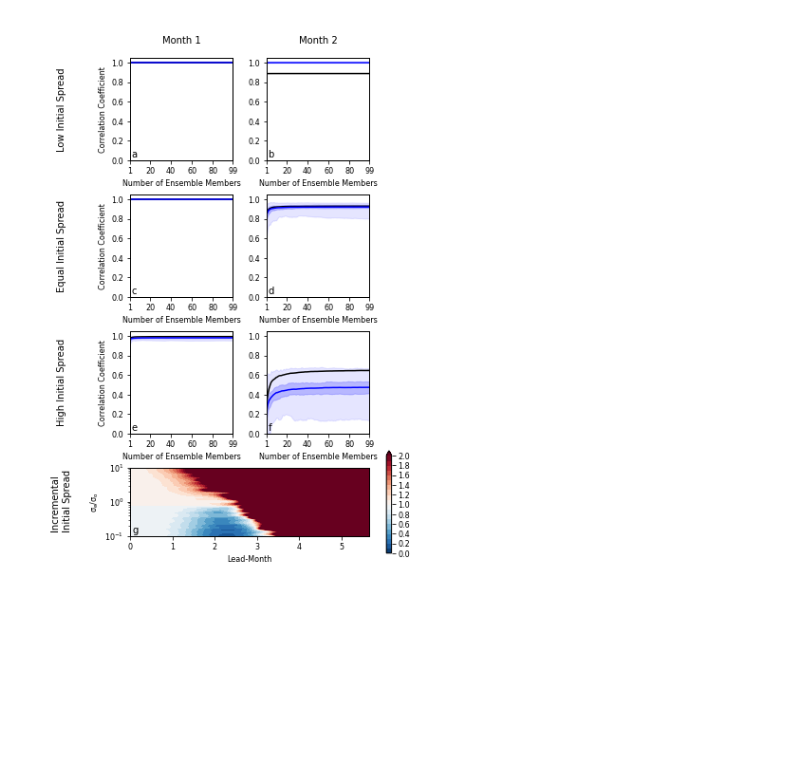
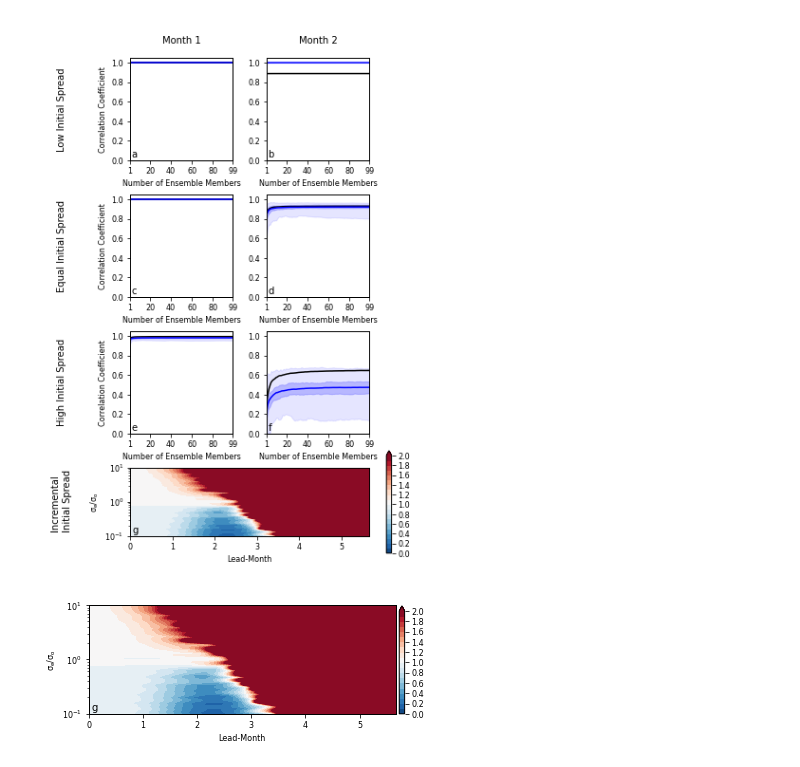
Before and after one commit to BjoernMayer92/Signal-to-Noise-Paradox-in-the-Lorenz-Model, a Jupyter notebook: src/scripts/Plotting.ipynb, the cells around one changed output. Cells and saved outputs as stored; diff of their text form; code cells hidden in the pictures; blank space fills up the shorter version.

Commit message:
Changed Plotting of Figure 4

```diff
--- a/src/scripts/Plotting.ipynb
+++ b/src/scripts/Plotting.ipynb
@@ -677,3 +697,42 @@ ax_incremental.text(0.01, 0.01,'g', fontsize=10,horizontalalignment='left', vert
 plt.savefig(os.path.join(path_plots,"Figure4.jpg"),dpi=1000)
 # %% [output]
 [figure]
+# %%
+
+w=5.5
+h=2
+fig, ax_incremental = plt.subplots(1,1,figsize=(w,h))
+
+ax_incremental.set_yscale("log")
+
+levels = [0,0.1,0.2,0.3,0.4,0.5,0.6,0.7,0.8,0.9,1,
+         1.1,1.2,1.3,1.4,1.5,1.6,1.7,1.8,1.9,2.0]
+#levels= [0,0.5,1,1.5,2]
+colors = getcolorlist_all(levels,cbarname="RdBu_r", midvalue=1,mincolor=0.05,maxcolor=0.95)
+
+
+ax_incremental.set_xlabel("Lead-Month")
+ax_incremental.set_ylabel(r"$\sigma_e/ \sigma_o$")
+
+mm_incremental_rpc_gaussian = gaussian_filter(np.abs(mm_incremental_norm_ana.sel(dimension="x")["ratio_of_predictable_components_cor"]),
+                                              [5,5])
+
+#mm_incremental_rpc_gaussian = mm_incremental_norm_ana.sel(dimension="x")["ratio_of_predictable_components_rpc"]
+mm_incremental_spread_error = mm_incremental_norm_ana.std_ens_x/mm_incremental_norm_ana.std_obs_x
+mm_incremental_lead_time_in_months = mm_incremental_norm_ana["leadtime in days"]/3-1
+
+plot = ax_incremental.contourf(mm_incremental_lead_time_in_months,
+                           mm_incremental_spread_error,
+                           mm_incremental_rpc_gaussian,
+                         levels=levels, colors = colors, extend="max")
+
+ax_colorbar    = fig.add_axes([5/w,0.25/h,0.075/w,1.5/h])
+cbar=plt.colorbar(plot, cax = ax_colorbar,ticks=[0,0.2,0.4,0.6,0.8,1,1.2,1.4,1.6,1.8,2.0,6.0])
+#cbar.ax.set_xticklabels(["0","","0.2","","0.4","","0.6","","0.8","","1.0","","1.2","","1.4","","1.6","","1.8","","2"])
+#cbar.ax.set_ticks([-1,-0.5,0,0.5,1,1.5,2,2.5,3])
+
+ax_incremental.text(0.01, 0.01,'g', fontsize=10,horizontalalignment='left', verticalalignment='bottom',transform = ax_incremental.transAxes )
+
+plt.savefig(os.path.join(path_plots,"test_final.jpg"),dpi=1000)
+# %% [output]
+[figure, added]
```
Also changed, not shown: parts of 6 cells of this notebook.
